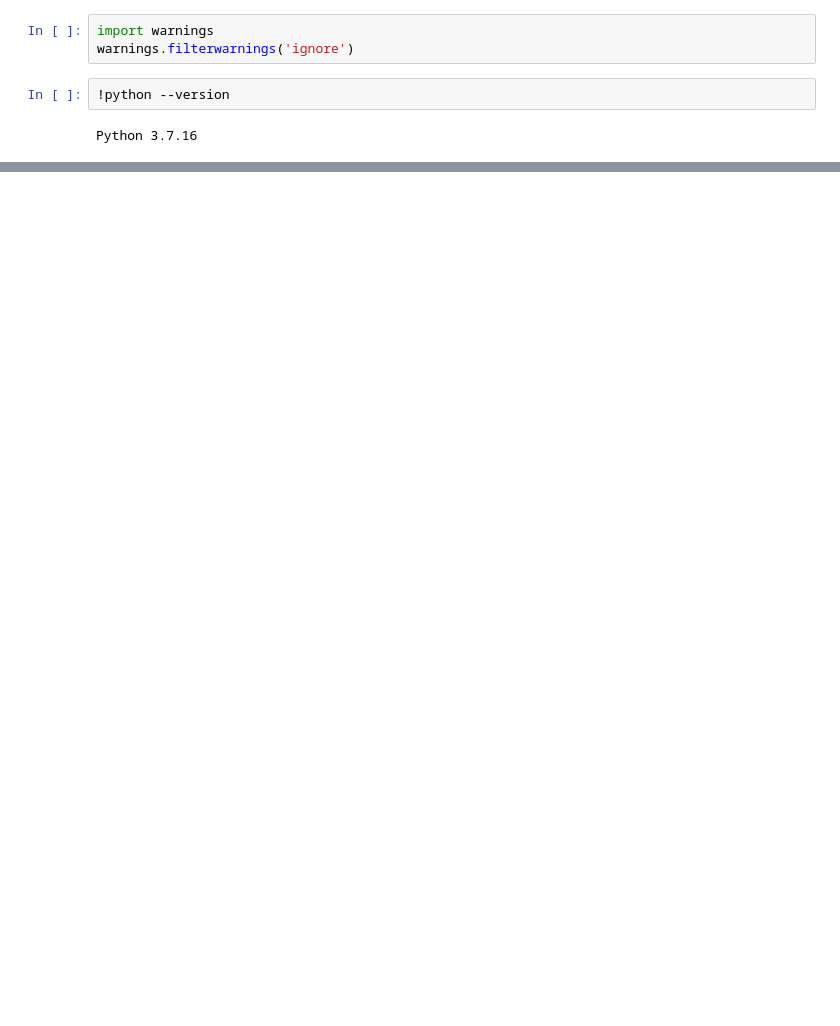
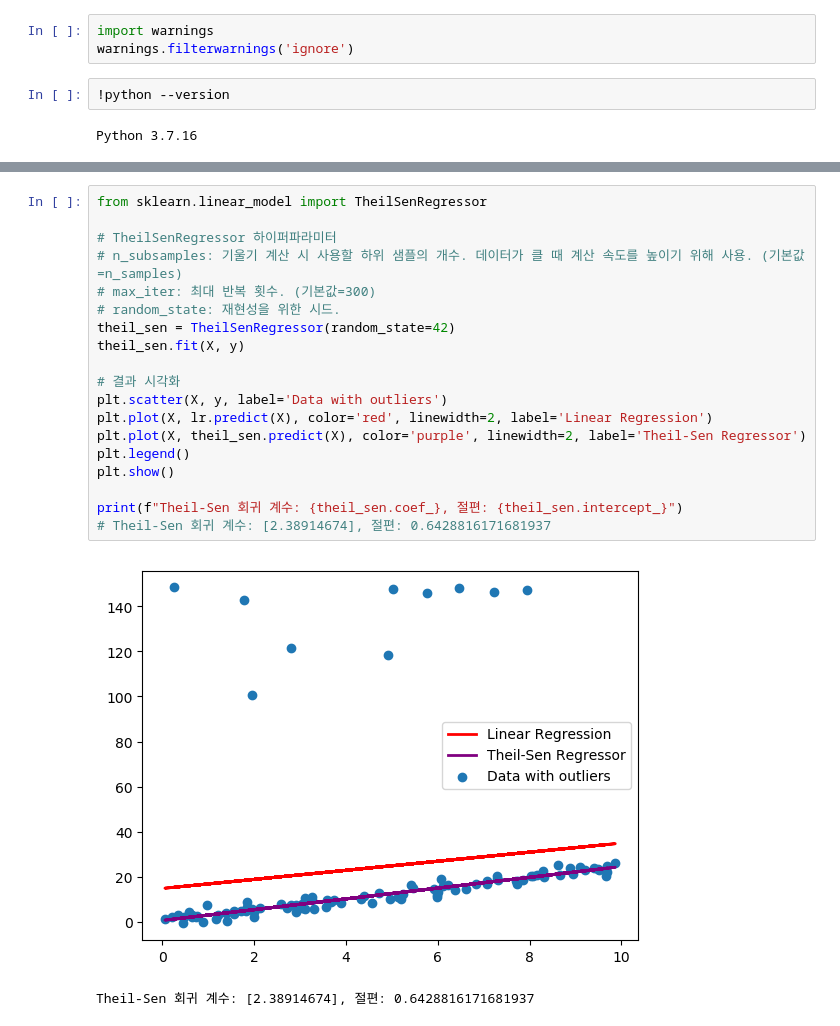
Before and after one commit to kangspa/ADP-study, a Jupyter notebook: PracticeTest/practice.ipynb, the cells around one changed output, grey strips where cells are left out. Saved outputs shown, nothing was run; the diff lists cells and outputs as text; blank space fills up the shorter version.

```diff
--- a/PracticeTest/practice.ipynb
+++ b/PracticeTest/practice.ipynb
@@ -123,0 +311,22 @@ P-value: 0.0000
+# %%
+from sklearn.linear_model import TheilSenRegressor
+
+# TheilSenRegressor 하이퍼파라미터
+# n_subsamples: 기울기 계산 시 사용할 하위 샘플의 개수. 데이터가 클 때 계산 속도를 높이기 위해 사용. (기본값=n_samples)
+# max_iter: 최대 반복 횟수. (기본값=300)
+# random_state: 재현성을 위한 시드.
+theil_sen = TheilSenRegressor(random_state=42)
+theil_sen.fit(X, y)
+
+# 결과 시각화
+plt.scatter(X, y, label='Data with outliers')
+plt.plot(X, lr.predict(X), color='red', linewidth=2, label='Linear Regression')
+plt.plot(X, theil_sen.predict(X), color='purple', linewidth=2, label='Theil-Sen Regressor')
+plt.legend()
+plt.show()
+
+print(f"Theil-Sen 회귀 계수: {theil_sen.coef_}, 절편: {theil_sen.intercept_}")
+# Theil-Sen 회귀 계수: [2.38914674], 절편: 0.6428816171681937
+# %% [output]
+[figure, added]
+Theil-Sen 회귀 계수: [2.38914674], 절편: 0.6428816171681937
```
Also changed, not shown: parts of 19 cells of this notebook, 1 other file.
